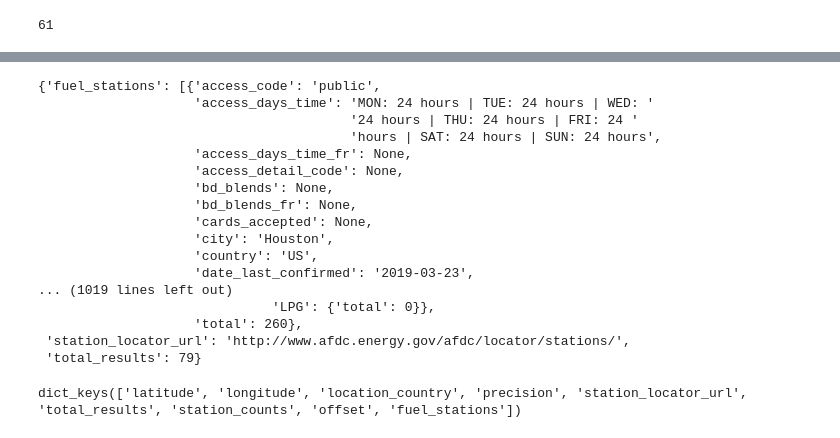
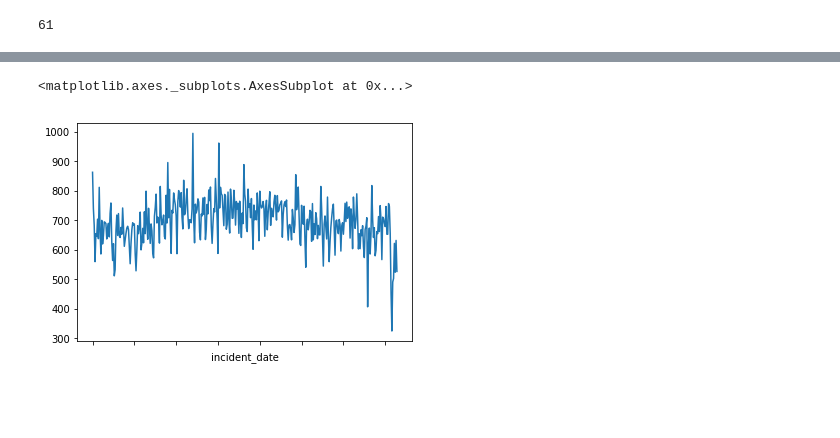
Before and after one commit to olegmrnv/crime_correlations, a Jupyter notebook: notebooks/crime_data_pull.ipynb, the cells around one changed output, grey strips where cells are left out. Drawn from its saved outputs; the diff is of its cells as text; code cells hidden in the pictures; blank space fills up the shorter version.

Commit message:
finshed analizing crime data 2009, created line graph

```diff
--- a/notebooks/crime_data_pull.ipynb
+++ b/notebooks/crime_data_pull.ipynb
@@ -16,0 +20,3 @@ data.head()
+# %%
+data_1["agency_name"] = data_1["ddocname"].str[8:17]
+data_1.head()
@@ -16,0 +35,3 @@ data.head()
+# %%
+data_1["incident_date"] = data_1["incident_date"].str[:10]
+data_1.head()
@@ -16,0 +50,3 @@ data.head()
+# %%
+data_1.drop('ddocname', axis=1, inplace=True)
+data_1.head()
@@ -47,24 +75,7 @@ respond
-# %%
-pprint (respond)
-# %% [output]
-{'fuel_stations': [{'access_code': 'public',
-                    'access_days_time': 'MON: 24 hours | TUE: 24 hours | WED: '
-                                        '24 hours | THU: 24 hours | FRI: 24 '
-                                        'hours | SAT: 24 hours | SUN: 24 hours',
-                    'access_days_time_fr': None,
-                    'access_detail_code': None,
-                    'bd_blends': None,
-                    'bd_blends_fr': None,
-                    'cards_accepted': None,
-                    'city': 'Houston',
-                    'country': 'US',
-                    'date_last_confirmed': '2019-03-23',
-... (1019 lines left out)
-                              'LPG': {'total': 0}},
-                    'total': 260},
- 'station_locator_url': 'http://www.afdc.energy.gov/afdc/locator/stations/',
- 'total_results': 79}
-# %%
-respond.keys()
-# %% [output]
-dict_keys(['latitude', 'longitude', 'location_country', 'precision', 'station_locator_url', 'total_results', 'station_counts', 'offset', 'fuel_stations'])
+# %%
+data_2 = data_1.groupby("incident_date").agency_id.count()
+# %%
+data_2.plot(kind="line")
+# %% [output]
+<matplotlib.axes._subplots.AxesSubplot at 0x...>
+[figure, added]
```
Also changed, not shown: parts of 10 cells of this notebook.
